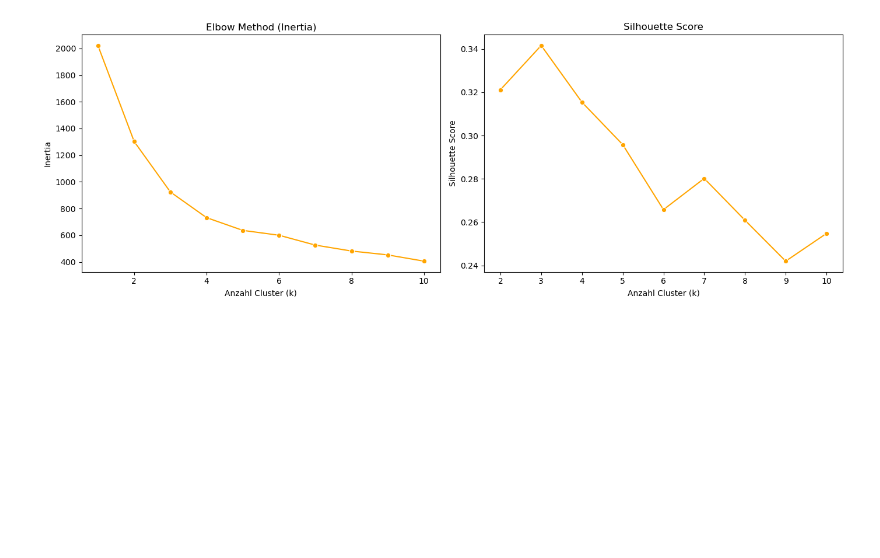
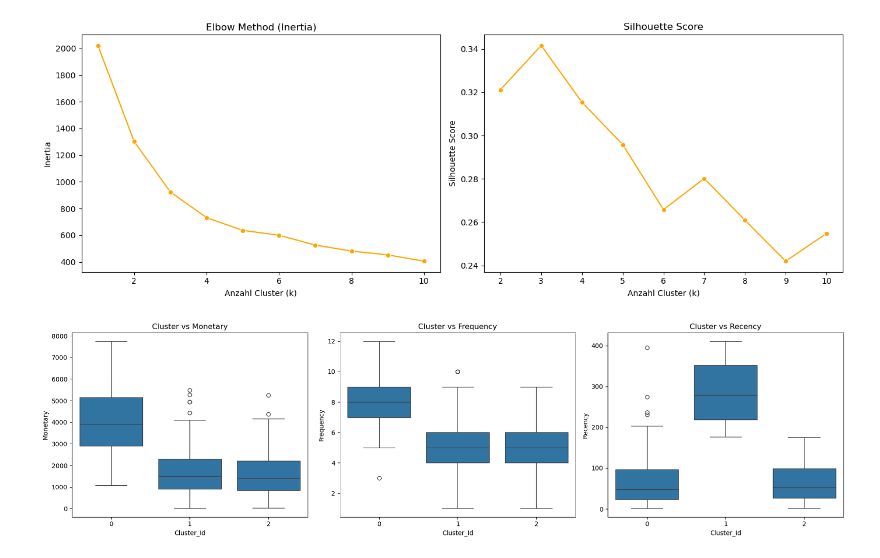
Before and after one commit to feizicodes/E-Commerce, a Jupyter notebook: clustering.ipynb, the cells around one changed output. Saved outputs shown, nothing was run; the diff lists cells and outputs as text; code cells hidden in the pictures; blank space fills up the shorter version.

Commit message:
Trainiere finales KMeans-Modell

```diff
--- a/clustering.ipynb
+++ b/clustering.ipynb
@@ -154,3 +154,27 @@ plt.tight_layout()
 plt.show()
 # %% [output]
 [figure]
+# %%
+# Schritt 1: Trainiere finales KMeans-Modell mit k=3
+
+
+
+kmeans_final = KMeans(n_clusters=3, max_iter=100, random_state=42)
+rfm['Cluster_Id'] = kmeans_final.fit_predict(rfm_scaled_df)
+
+# Schritt 2: Visualisierung – Boxplots
+fig, axes = plt.subplots(1, 3, figsize=(18, 5))
+
+sns.boxplot(x='Cluster_Id', y='Monetary', data=rfm, ax=axes[0])
+axes[0].set_title("Cluster vs Monetary")
+
+sns.boxplot(x='Cluster_Id', y='Frequency', data=rfm, ax=axes[1])
+axes[1].set_title("Cluster vs Frequency")
+
+sns.boxplot(x='Cluster_Id', y='Recency', data=rfm, ax=axes[2])
+axes[2].set_title("Cluster vs Recency")
+
+plt.tight_layout()
+plt.show()
+# %% [output]
+[figure, added]
```
